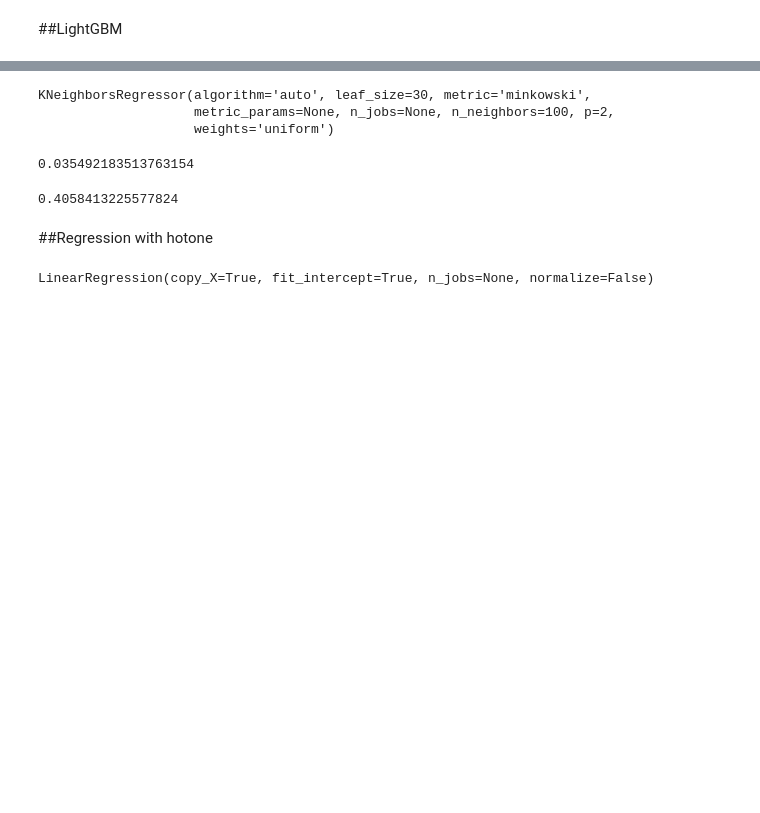
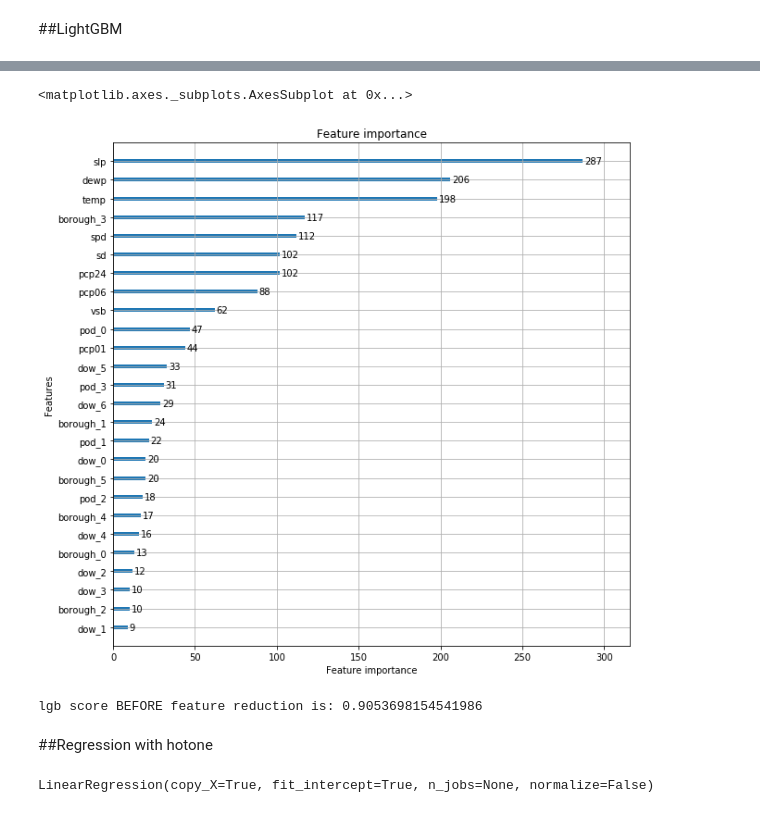
Before and after one commit to liorKatzz/UBER_rides_prediction, a Jupyter notebook: uber_pred.ipynb, the cells around one changed output, grey strips where cells are left out. Drawn from its saved outputs; the diff is of its cells as text; code cells hidden in the pictures; blank space fills up the shorter version.

```diff
--- a/uber_pred.ipynb
+++ b/uber_pred.ipynb
@@ -269,6 +269,6 @@ X_train, X_test, y_train, y_test = train_test_split(
 # %%
 from sklearn.neighbors import KNeighborsRegressor
-knn = KNeighborsRegressor(n_neighbors=5)
-knn.fit(X, y)
+knn = KNeighborsRegressor(n_neighbors=100, p=1)
+knn.fit(X_train, y_train)
 # %% [output]
 KNeighborsRegressor(algorithm='auto', leaf_size=30, metric='minkowski',
@@ -344,6 +301,0 @@ features = ['borough', 'slp', 'hour', 'temp', 'dewp', 'dow', 'pcp24']
-# %%
-lgb = LGBMRegressor(n_estimators=10**4, max_depth=9, colsample_bytree=0.7, subsample=0.9, learning_rate=0.5)
-lgb.fit(X_train[features], y_train,
-        eval_set=[(X_train[features], y_train),
-                  (X_test[features], y_test)],
-        verbose=100, early_stopping_rounds=10)
@@ -387,13 +301,0 @@ How to I check if this diff is good or not? figure it out
-# %%
-# Let's run KNN again with these features only
-from sklearn.neighbors import KNeighborsRegressor
-knn = KNeighborsRegressor(n_neighbors=100)
-knn.fit(X_train, y_train)
-# %% [output]
-KNeighborsRegressor(algorithm='auto', leaf_size=30, metric='minkowski',
-                    metric_params=None, n_jobs=None, n_neighbors=100, p=2,
-                    weights='uniform')
-# %%
-knn.score(X_test, y_test)
-# %% [output]
-0.035492183513763154
@@ -408,4 +302,5 @@ knn.fit(X_test[features2], y)
-# %%
-knn.score(X_test[features2], y_test)
-# %% [output]
-0.4058413225577824
+# %%
+plot_importance(lgb, height=0.2, figsize=(10,10))
+# %% [output]
+<matplotlib.axes._subplots.AxesSubplot at 0x...>
+[figure, added]
@@ -412,3 +309,18 @@ knn.score(X_test[features2], y_test)
+# %%
+# Let's use r^2 method to calc the score
+
+# Calc here the u
+u = sum([(predicts[i] - y_test.iloc[i])**2 for i in range(len(predicts))])
+
+# Calc here the v
+y_test_mean = y_test.mean()
+v = sum([(y_test.iloc[i] - y_test_mean)**2 for i in range(y_test.size)])
+
+# Calc the score with only positive values
+score = 1 - (u/v)
+print("lgb score BEFORE feature reduction is:", str(score))
+# %% [output]
+lgb score BEFORE feature reduction is: 0.9053698154541986
 # %% [markdown]
 ##Regression with hotone
 # %%
```
Also changed, not shown: parts of 34 cells of this notebook.
